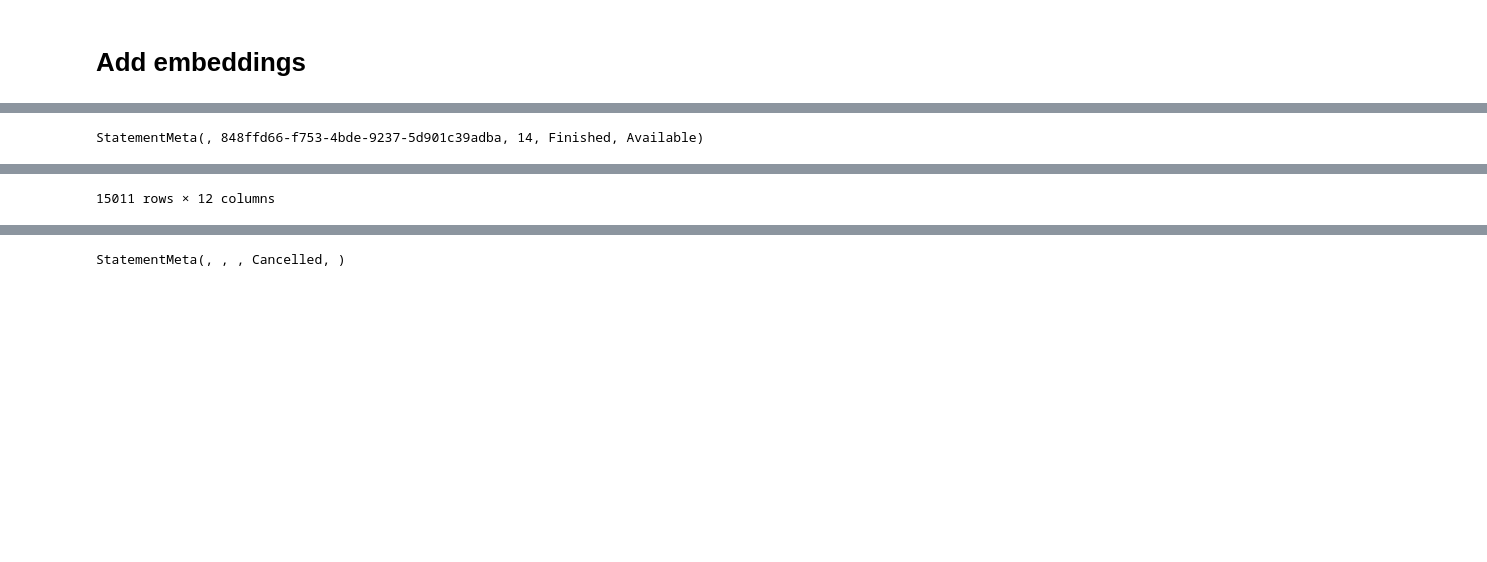
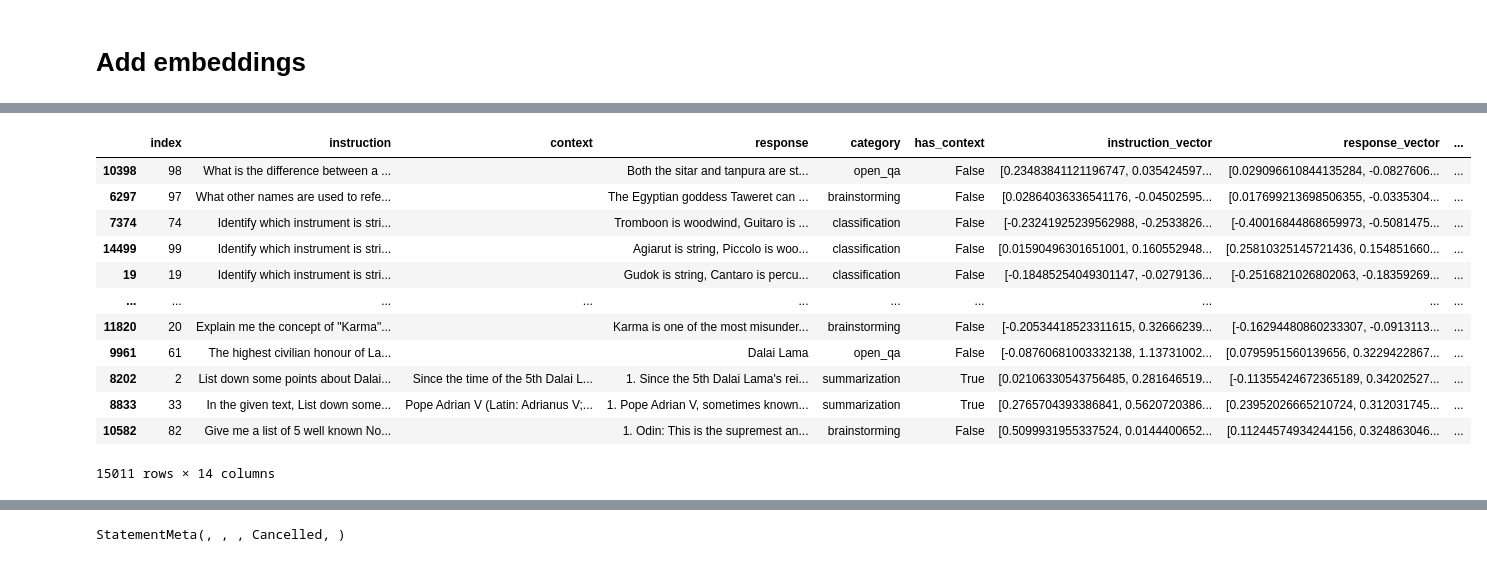
Before and after one commit to rmhorton/sentence-embedding-demos, a Jupyter notebook: hello_dolly/Hello_Dolly.ipynb, the cells around one changed output, grey strips where cells are left out. Drawn from its saved outputs; the diff is of its cells as text; code cells hidden in the pictures; blank space fills up the shorter version.

```diff
--- a/hello_dolly/Hello_Dolly.ipynb
+++ b/hello_dolly/Hello_Dolly.ipynb
@@ -118,7 +128,19 @@ StatementMeta(, 848ffd66-f753-4bde-9237-5d901c39adba, 13, Finished, Available)
 # %%
-dolly_data = add_cluster_cols(dolly_data, embedding_col='instruction_vector', prefix='inst', letters='AB', max_threshold=8)
-dolly_data = add_cluster_cols(dolly_data, embedding_col='response_vector',    prefix='resp', letters='AB', max_threshold=8)
+dolly_data = add_cluster_cols(dolly_data, embedding_col='instruction_vector', prefix='inst', letters='ABC', max_threshold=8)
+dolly_data = add_cluster_cols(dolly_data, embedding_col='response_vector',    prefix='resp', letters='ABC', max_threshold=8)
 
 dolly_data
 # %% [output]
+|  | index | instruction | context | response | category | has_context | instruction_vector | response_vector | ... |
+| 10398 | 98 | What is the difference between a ... |  | Both the sitar and tanpura are st... | open_qa | False | [0.23483841121196747, 0.035424597... | [0.029096610844135284, -0.0827606... | ... |
+| 6297 | 97 | What other names are used to refe... |  | The Egyptian goddess Taweret can ... | brainstorming | False | [0.02864036336541176, -0.04502595... | [0.017699213698506355, -0.0335304... | ... |
+| 7374 | 74 | Identify which instrument is stri... |  | Tromboon is woodwind, Guitaro is ... | classification | False | [-0.23241925239562988, -0.2533826... | [-0.40016844868659973, -0.5081475... | ... |
+| 14499 | 99 | Identify which instrument is stri... |  | Agiarut is string, Piccolo is woo... | classification | False | [0.01590496301651001, 0.160552948... | [0.25810325145721436, 0.154851660... | ... |
+| 19 | 19 | Identify which instrument is stri... |  | Gudok is string, Cantaro is percu... | classification | False | [-0.18485254049301147, -0.0279136... | [-0.2516821026802063, -0.18359269... | ... |
+| ... | ... | ... | ... | ... | ... | ... | ... | ... | ... |
+| 11820 | 20 | Explain me the concept of "Karma"... |  | Karma is one of the most misunder... | brainstorming | False | [-0.20534418523311615, 0.32666239... | [-0.16294480860233307, -0.0913113... | ... |
+| 9961 | 61 | The highest civilian honour of La... |  | Dalai Lama | open_qa | False | [-0.08760681003332138, 1.13731002... | [0.0795951560139656, 0.3229422867... | ... |
+| 8202 | 2 | List down some points about Dalai... | Since the time of the 5th Dalai L... | 1. Since the 5th Dalai Lama's rei... | summarization | True | [0.02106330543756485, 0.281646519... | [-0.11355424672365189, 0.34202527... | ... |
+| 8833 | 33 | In the given text, List down some... | Pope Adrian V (Latin: Adrianus V;... | 1. Pope Adrian V, sometimes known... | summarization | True | [0.2765704393386841, 0.5620720386... | [0.23952026665210724, 0.312031745... | ... |
+| 10582 | 82 | Give me a list of 5 well known No... |  | 1. Odin: This is the supremest an... | brainstorming | False | [0.5099931955337524, 0.0144400652... | [0.11244574934244156, 0.324863046... | ... |
-StatementMeta(, 848ffd66-f753-4bde-9237-5d901c39adba, 14, Finished, Available)
+15011 rows × 14 columns
@@ -137,3 +147,2 @@ StatementMeta(, 848ffd66-f753-4bde-9237-5d901c39adba, 14, Finished, Available)
-15011 rows × 12 columns
 # %%
 spark.createDataFrame(dolly_data).write.mode('overwrite').saveAsTable('dolly_data')
```
Also changed, not shown: parts of 25 cells of this notebook.
